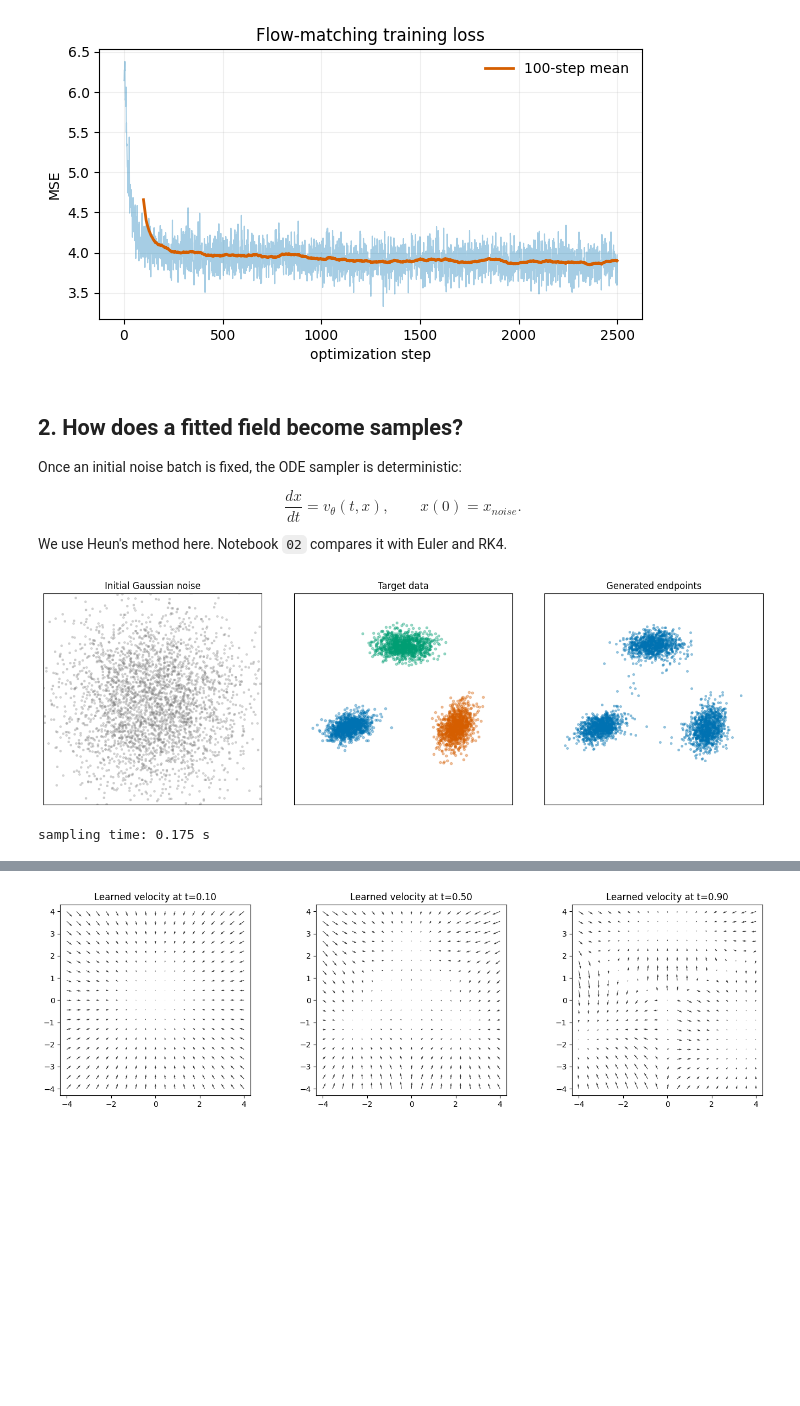
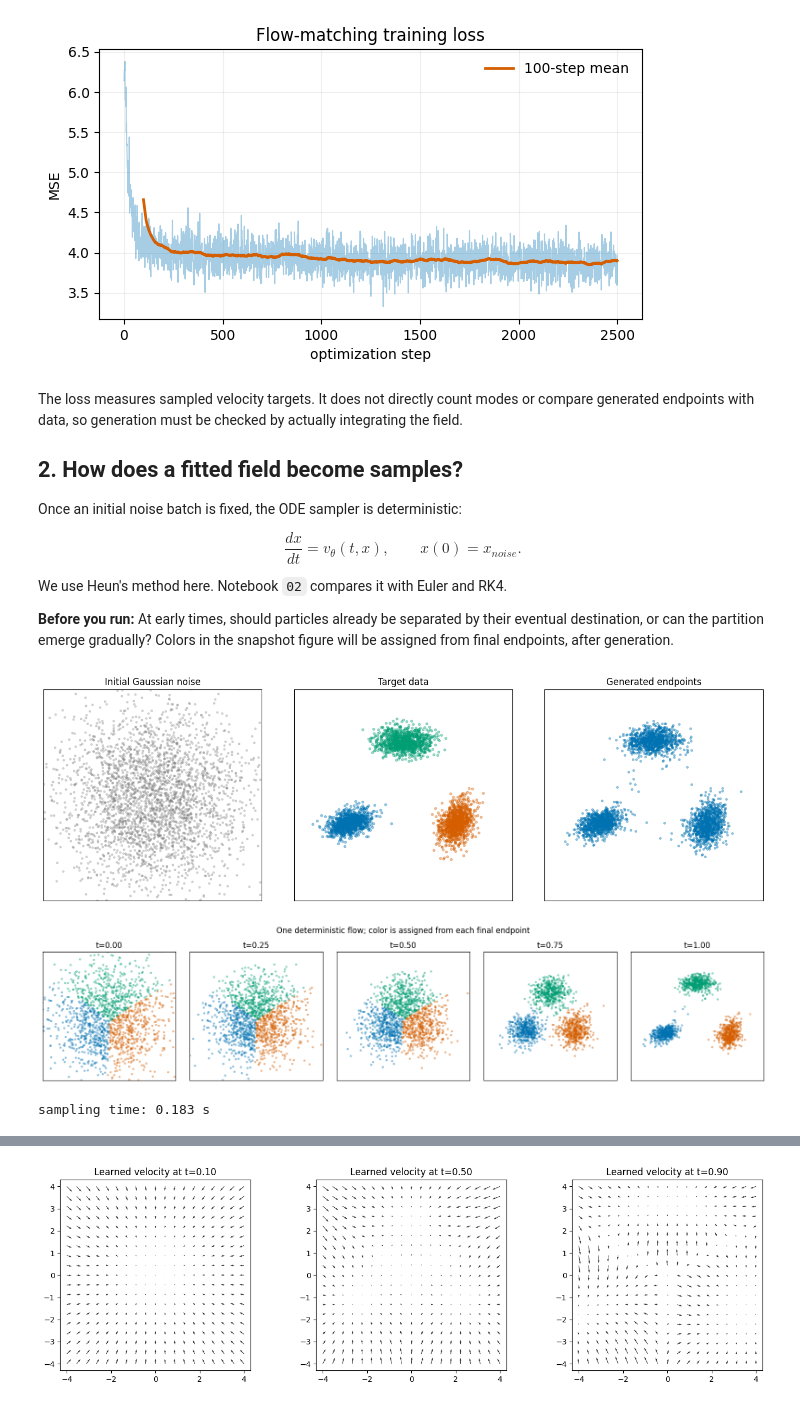
Before and after one commit to isotrivial/diffusion-steering-preclass-notes, a Jupyter notebook: notebooks/toy_data/executed/01_train_unconditional_flow_matching.ipynb, the cells around one changed output, grey strips where cells are left out. Cells and saved outputs as stored; diff of their text form; code cells hidden in the pictures; blank space fills up the shorter version.

```diff
--- a/notebooks/toy_data/executed/01_train_unconditional_flow_matching.ipynb
+++ b/notebooks/toy_data/executed/01_train_unconditional_flow_matching.ipynb
@@ -79,6 +84,10 @@ plot_loss_curve(losses, title="Flow-matching training loss")
 # %% [output]
 [figure]
 # %% [markdown]
+The loss measures sampled velocity targets. It does not directly count modes
+or compare generated endpoints with data, so generation must be checked by
+actually integrating the field.
+
 ## 2. How does a fitted field become samples?
 
 Once an initial noise batch is fixed, the ODE sampler is deterministic:
@@ -86,18 +95,24 @@ Once an initial noise batch is fixed, the ODE sampler is deterministic:
 $$\frac{dx}{dt}=v_\theta(t,x), \qquad x(0)=x_{noise}.$$
 
 We use Heun's method here. Notebook `02` compares it with Euler and RK4.
+
+**Before you run:** At early times, should particles already be separated by
+their eventual destination, or can the partition emerge gradually? Colors in
+the snapshot figure will be assigned from final endpoints, after generation.
 # %%
 set_seed(SEED + 10)
 x0_eval = sample_base(3000, device=device)
 trajectory, sample_seconds = timed_sample(base_velocity(model), x0_eval, steps=80, method="heun")
 generated = trajectory[-1].to(device)
 target, target_labels = sample_labeled_mixture(3000, device=device)
 
 plot_flow_endpoints(x0_eval, target, target_labels, generated)
+plot_flow_snapshots(trajectory, generated, target, target_labels)
 print(f"sampling time: {sample_seconds:.3f} s")
 # %% [output]
 [figure]
+[figure, added]
-sampling time: 0.175 s
+sampling time: 0.183 s
 # %%
 diagnostics = pd.DataFrame(flow_endpoint_diagnostics(generated, target, target_labels))
 display(diagnostics.round(4))
```
Also changed, not shown: parts of 13 cells of this notebook, 28 other files.
